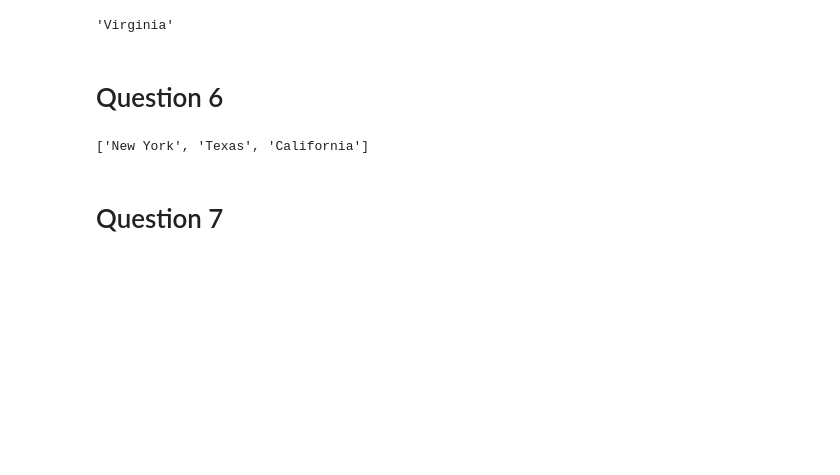
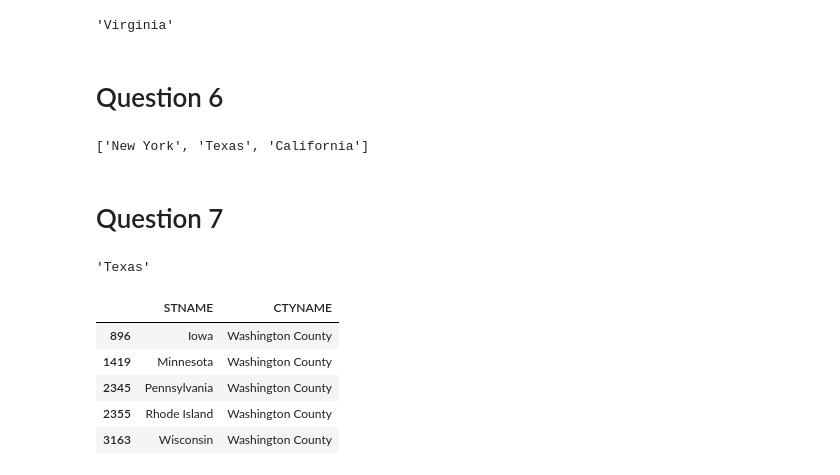
Before and after one commit to umar-khayam/DevNation_Tasks, a Jupyter notebook: 2021-10-21/Task_01_Pandas.ipynb, the cells around one changed output. Cells and saved outputs as stored; diff of their text form; code cells hidden in the pictures; blank space fills up the shorter version.

```diff
--- a/2021-10-21/Task_01_Pandas.ipynb
+++ b/2021-10-21/Task_01_Pandas.ipynb
@@ -129,3 +165,29 @@ list(data.iloc[data['CENSUS2010POP'].argsort()[-3:]]['STNAME'])
 ['New York', 'Texas', 'California']
 # %% [markdown]
 # Question 7
+# %%
+def population_cty():
+    population_data=data.iloc[:,8:15]
+    data['Max']=population_data.max(axis=1)
+    data['Min']=population_data.min(axis=1)
+    data['Change']=data['Max']-data['Min']
+    a=list(data[data['Change']==data['Change'].max()]['CTYNAME'])
+    return a[0]
+population_cty()
+# %% [output]
+'Texas'
+# %%
+def stname():
+    new_data=data[data['CTYNAME'].str.contains('Washington')]
+    new_data=new_data[operator.or_(new_data['REGION']==1 , new_data['REGION']==2)]
+    new_data=new_data[new_data['POPESTIMATE2015']>new_data['POPESTIMATE2014']]
+    new_data.sort_index(axis=1)
+    return new_data[['STNAME','CTYNAME']]
+stname()
+# %% [output]
+|  | STNAME | CTYNAME |
+| 896 | Iowa | Washington County |
+| 1419 | Minnesota | Washington County |
+| 2345 | Pennsylvania | Washington County |
+| 2355 | Rhode Island | Washington County |
+| 3163 | Wisconsin | Washington County |
```
Also changed, not shown: parts of 12 cells of this notebook.
